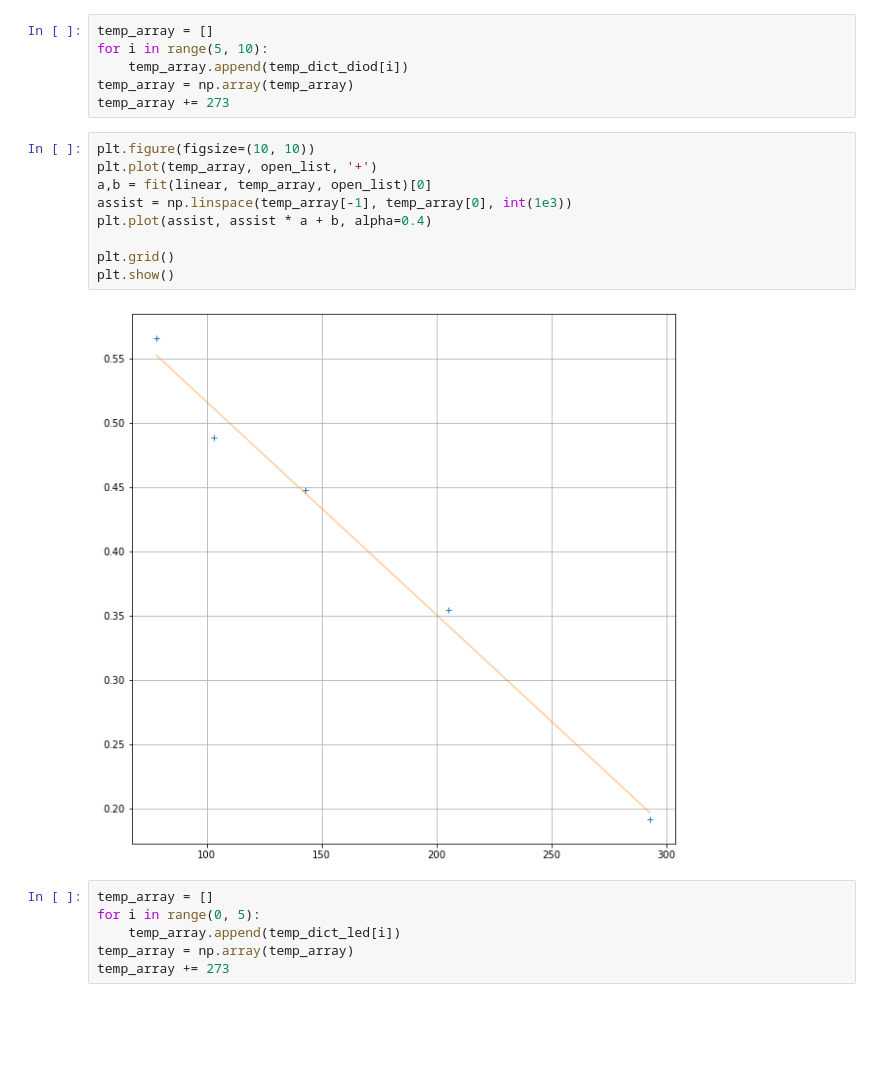
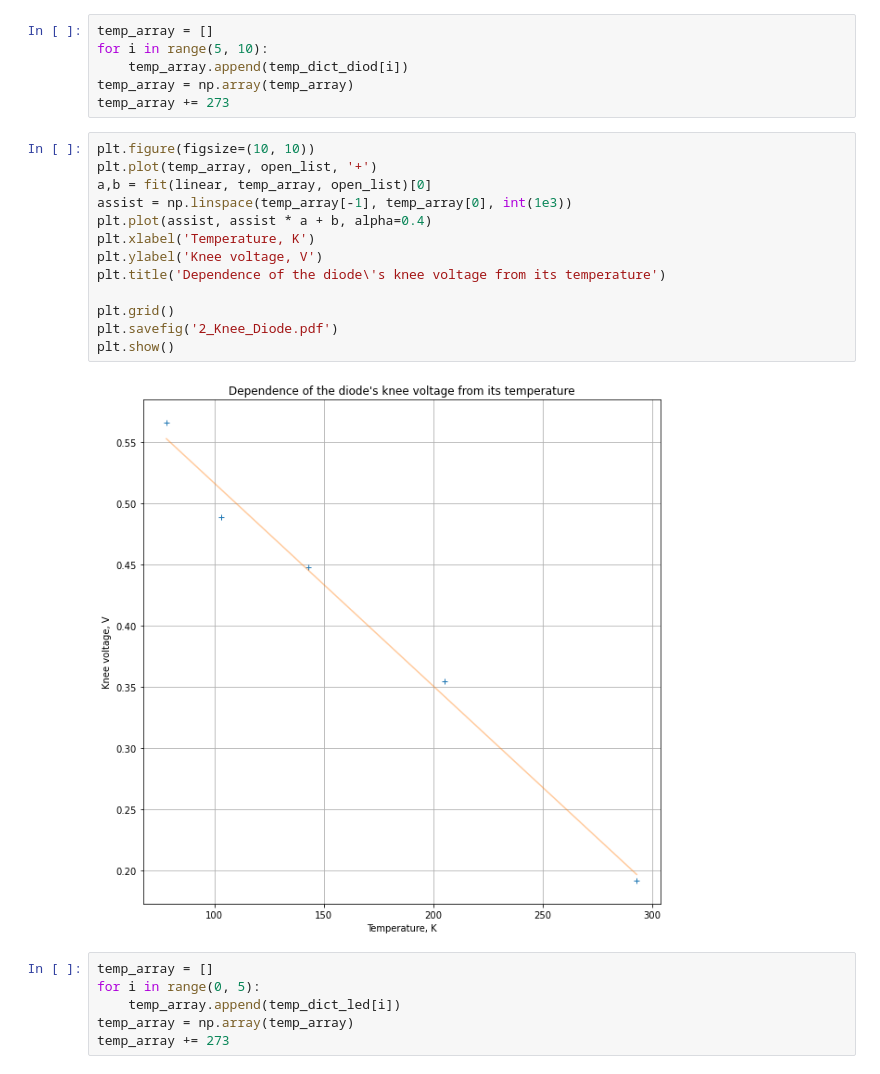
Before and after one commit to f3ss1/HSE-FF, a Jupyter notebook: 6th semester/Modern Physics Practice/Diode VAC/Data_analysis.ipynb, the cells around one changed output. Drawn from its saved outputs; the diff is of its cells as text; blank space fills up the shorter version.

```diff
--- a/6th semester/Modern Physics Practice/Diode VAC/Data_analysis.ipynb
+++ b/6th semester/Modern Physics Practice/Diode VAC/Data_analysis.ipynb
@@ -88,14 +88,18 @@ temp_array += 273
 # %%
 plt.figure(figsize=(10, 10))
 plt.plot(temp_array, open_list, '+')
 a,b = fit(linear, temp_array, open_list)[0]
 assist = np.linspace(temp_array[-1], temp_array[0], int(1e3))
 plt.plot(assist, assist * a + b, alpha=0.4)
+plt.xlabel('Temperature, K')
+plt.ylabel('Knee voltage, V')
+plt.title('Dependence of the diode\'s knee voltage from its temperature')
 
 plt.grid()
+plt.savefig('2_Knee_Diode.pdf')
 plt.show()
 # %% [output]
-[figure, old version]
+[figure, new version]
 # %%
 temp_array = []
 for i in range(0, 5):
```
Also changed, not shown: parts of 1 cell of this notebook, 13 other files.
